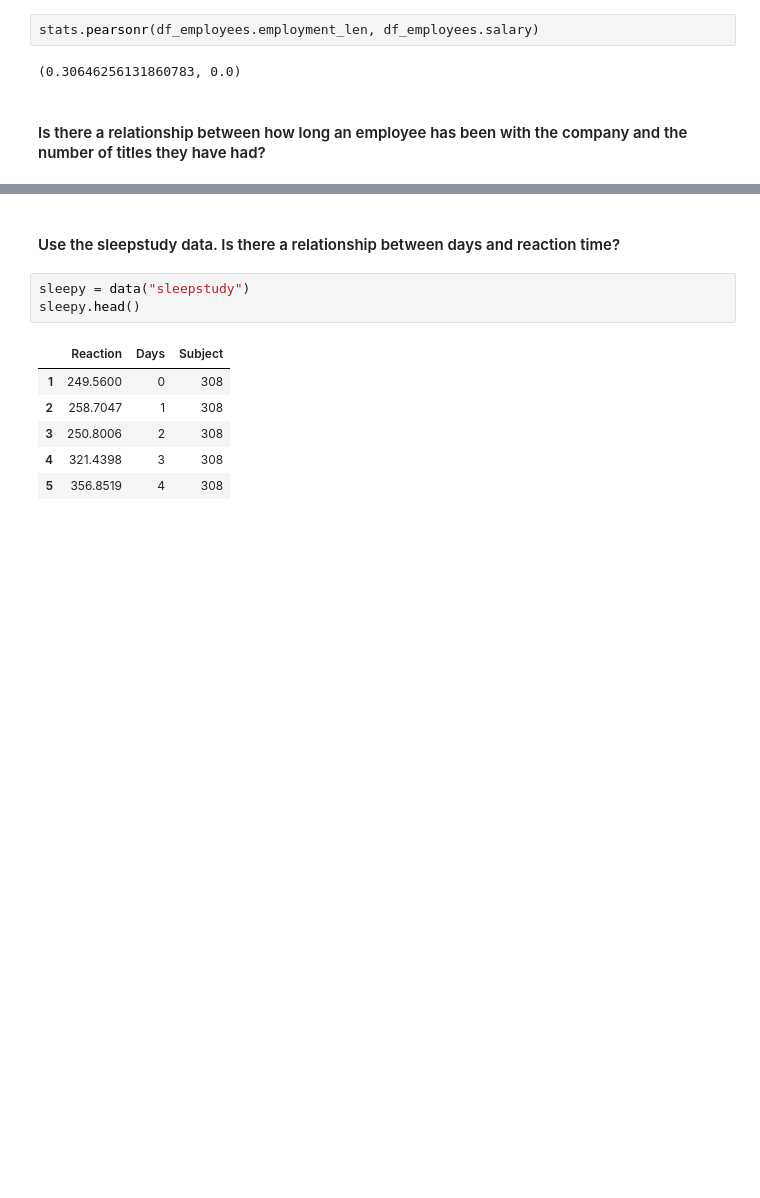
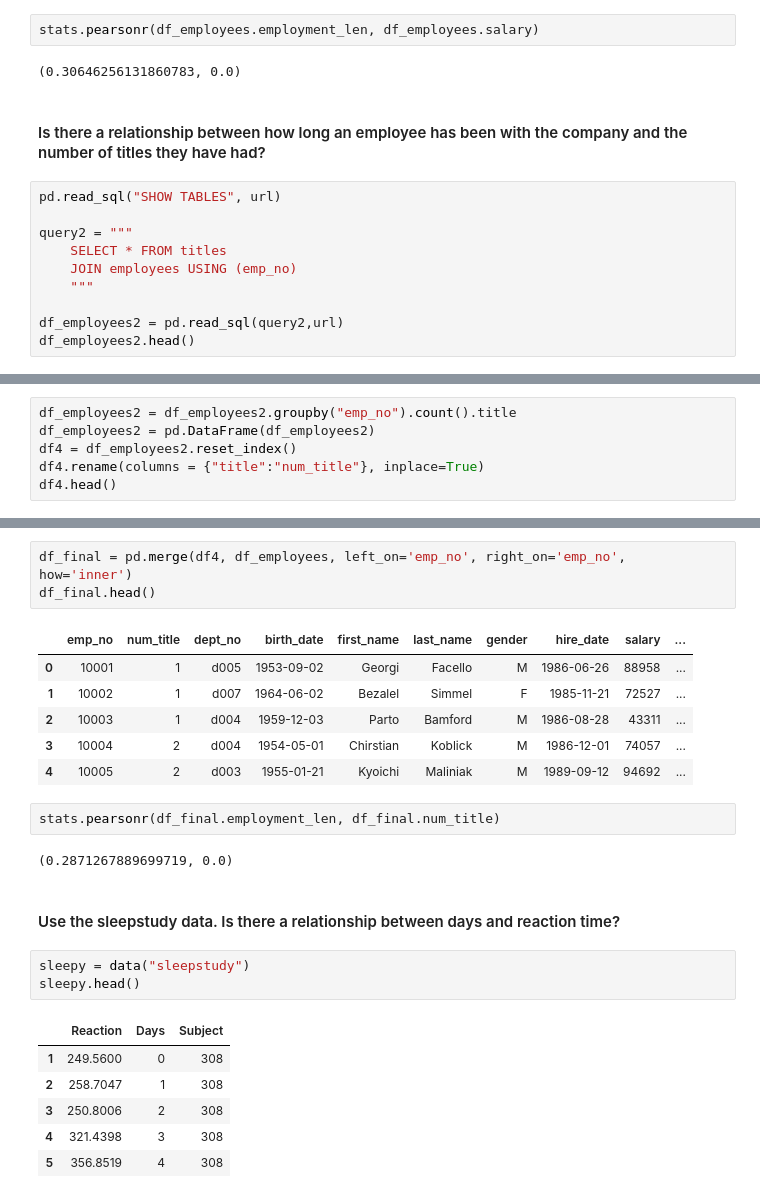
Before and after one commit to misty-garcia/statistics-exercises, a Jupyter notebook: hypothesis_testing.ipynb, the cells around one changed output, grey strips where cells are left out. Drawn from its saved outputs; the diff is of its cells as text; blank space fills up the shorter version.

```diff
--- a/hypothesis_testing.ipynb
+++ b/hypothesis_testing.ipynb
@@ -230,3 +227,13 @@ stats.pearsonr(df_employees.employment_len, df_employees.salary)
 (0.30646256131860783, 0.0)
 # %% [markdown]
 #### Is there a relationship between how long an employee has been with the company and the number of titles they have had?
+# %%
+pd.read_sql("SHOW TABLES", url)
+
+query2 = """
+    SELECT * FROM titles
+    JOIN employees USING (emp_no)
+    """
+
+df_employees2 = pd.read_sql(query2,url)
+df_employees2.head()
@@ -232,0 +247,6 @@ stats.pearsonr(df_employees.employment_len, df_employees.salary)
+# %%
+df_employees2 = df_employees2.groupby("emp_no").count().title
+df_employees2 = pd.DataFrame(df_employees2)
+df4 = df_employees2.reset_index()
+df4.rename(columns = {"title":"num_title"}, inplace=True)
+df4.head()
@@ -233,3 +260,17 @@ stats.pearsonr(df_employees.employment_len, df_employees.salary)
+# %%
+df_final = pd.merge(df4, df_employees, left_on='emp_no', right_on='emp_no', how='inner')
+df_final.head()
+# %% [output]
+|  | emp_no | num_title | dept_no | birth_date | first_name | last_name | gender | hire_date | salary | ... |
+| 0 | 10001 | 1 | d005 | 1953-09-02 | Georgi | Facello | M | 1986-06-26 | 88958 | ... |
+| 1 | 10002 | 1 | d007 | 1964-06-02 | Bezalel | Simmel | F | 1985-11-21 | 72527 | ... |
+| 2 | 10003 | 1 | d004 | 1959-12-03 | Parto | Bamford | M | 1986-08-28 | 43311 | ... |
+| 3 | 10004 | 2 | d004 | 1954-05-01 | Chirstian | Koblick | M | 1986-12-01 | 74057 | ... |
+| 4 | 10005 | 2 | d003 | 1955-01-21 | Kyoichi | Maliniak | M | 1989-09-12 | 94692 | ... |
+# %%
+stats.pearsonr(df_final.employment_len, df_final.num_title)
+# %% [output]
+(0.2871267889699719, 0.0)
 # %% [markdown]
 #### Use the sleepstudy data. Is there a relationship between days and reaction time?
 # %%
```
Also changed, not shown: parts of 3 cells of this notebook.
